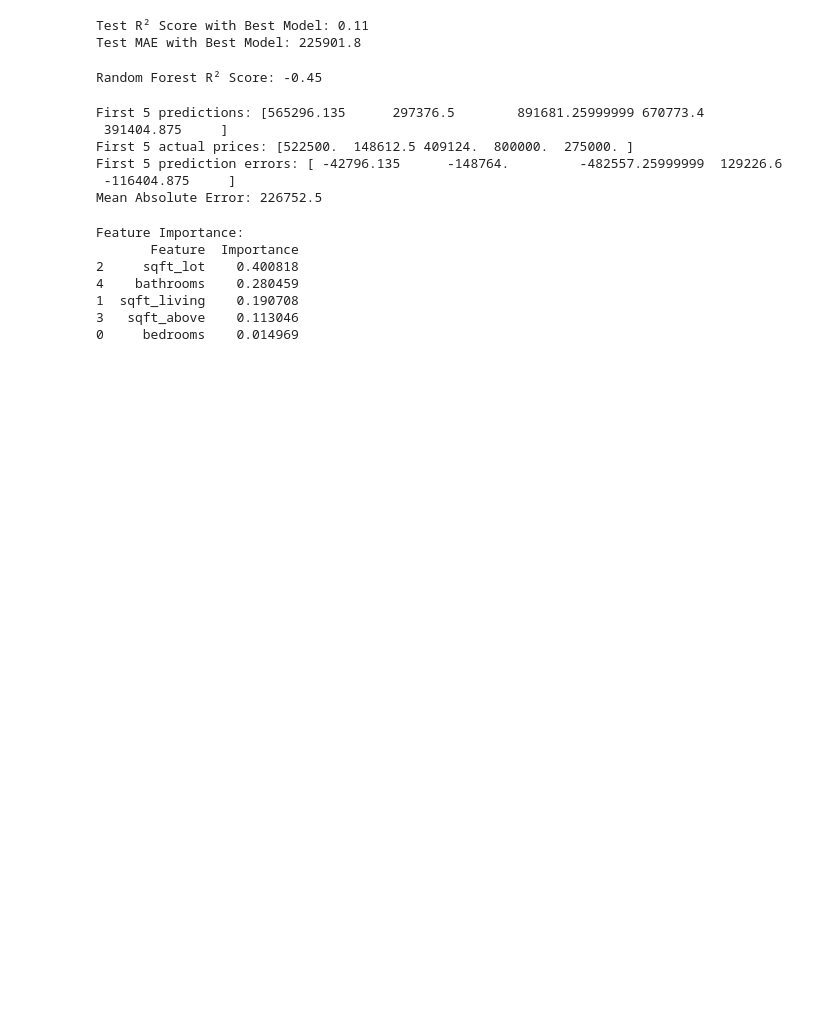
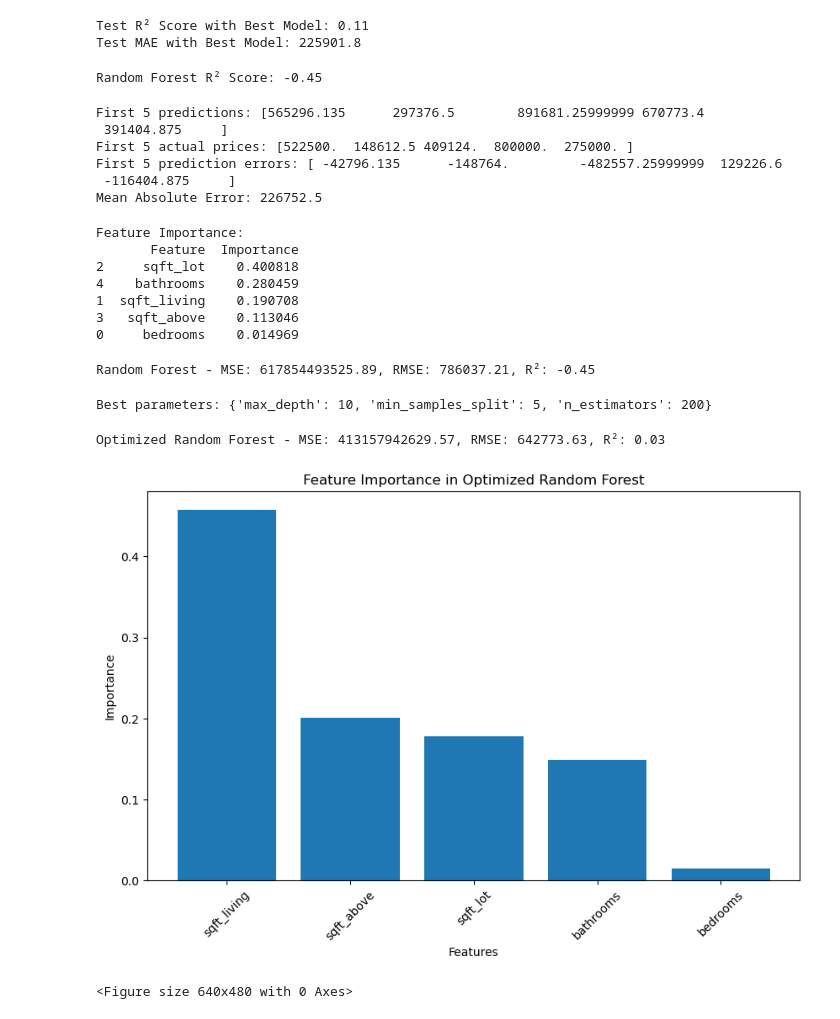
Before and after one commit to afif103/AI-ML-Portfolio, a Jupyter notebook: ML/Week3_ML_Intro.ipynb, the cells around one changed output. Drawn from its saved outputs; the diff is of its cells as text; code cells hidden in the pictures; blank space fills up the shorter version.

Commit message:
Completed Random Forest model with evaluation
Completed Random Forest model with evaluation

```diff
--- a/ML/Week3_ML_Intro.ipynb
+++ b/ML/Week3_ML_Intro.ipynb
@@ -312,3 +313,52 @@ Feature Importance:
 1  sqft_living    0.190708
 3   sqft_above    0.113046
 0     bedrooms    0.014969
+# %%
+# rfr_model is your trained RandomForestRegressor and rfr_y_pred = rfr_model.predict(X_test)
+mse = mean_squared_error(y_test, rfr_y_pred)
+rmse = np.sqrt(mse)
+r2 = r2_score(y_test, rfr_y_pred)
+print(f"Random Forest - MSE: {mse:.2f}, RMSE: {rmse:.2f}, R²: {r2:.2f}")
+# %% [output]
+Random Forest - MSE: 617854493525.89, RMSE: 786037.21, R²: -0.45
+# %%
+rfr_param_grid = {
+    'n_estimators': [100, 200],
+    'max_depth': [10, 20, None],
+    'min_samples_split': [2, 5]
+}
+rfr = RandomForestRegressor(random_state=42)
+rfr_grid_search = GridSearchCV(rfr, rfr_param_grid, cv=5, scoring='neg_mean_squared_error')
+rfr_grid_search.fit(X_train, y_train)
+print("Best parameters:", rfr_grid_search.best_params_)
+# %% [output]
+Best parameters: {'max_depth': 10, 'min_samples_split': 5, 'n_estimators': 200}
+# %%
+# Retrain with best params
+rfr_best = rfr_grid_search.best_estimator_
+rfr_y_pred_best = rfr_best.predict(X_test)
+rfr_mse_best = mean_squared_error(y_test, rfr_y_pred_best)
+rfr_rmse_best = np.sqrt(rfr_mse_best)
+rfr_r2_best = r2_score(y_test, rfr_y_pred_best)
+print(f"Optimized Random Forest - MSE: {rfr_mse_best:.2f}, RMSE: {rfr_rmse_best:.2f}, R²: {rfr_r2_best:.2f}")
+# %% [output]
+Optimized Random Forest - MSE: 413157942629.57, RMSE: 642773.63, R²: 0.03
+# %%
+rfr_importances = rfr_best.feature_importances_
+rfr_feature_names = X_train.columns
+importance_df = pd.DataFrame({'Feature': rfr_feature_names, 'Importance': rfr_importances})
+importance_df = importance_df.sort_values(by='Importance', ascending=False)
+
+plt.figure(figsize=(10, 6))
+plt.bar(importance_df['Feature'], importance_df['Importance'])
+plt.xticks(rotation=45)
+plt.xlabel('Features')
+plt.ylabel('Importance')
+plt.title('Feature Importance in Optimized Random Forest')
+plt.show()
+
+# Save plot for portfolio
+plt.savefig('random_forest_feature_importance.png')
+# %% [output]
+[figure, added]
+<Figure size 640x480 with 0 Axes>
```
Also changed, not shown: parts of 1 cell of this notebook, 1 other file.
